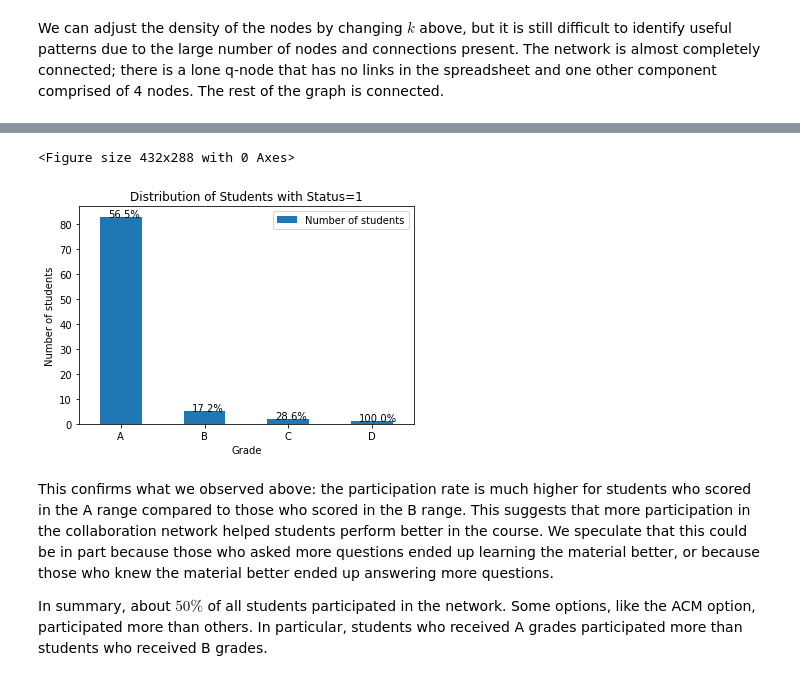
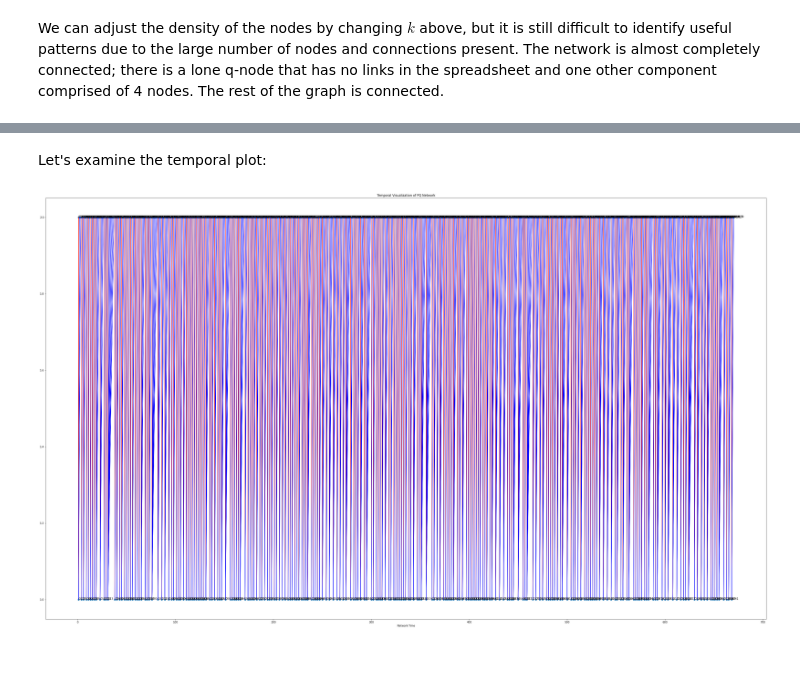
Before and after one commit to amandaliusa/piazza-network-analysis, a Jupyter notebook: visualizations_network.ipynb, the cells around one changed output, grey strips where cells are left out. Cells and saved outputs as stored; diff of their text form; code cells hidden in the pictures.

Commit message:
temporal visualization

```diff
--- a/visualizations_network.ipynb
+++ b/visualizations_network.ipynb
@@ -186,11 +140,0 @@ df
-# %%
-annotated_bar_chart(combined_grades, df[1], df['1 %'], 1/5,
-         'Grade', 'Number of students',
-        'Distribution of Students with Status=1')
-# %% [output]
-<Figure size 432x288 with 0 Axes>
-[figure, removed]
-# %% [markdown]
-This confirms what we observed above: the participation rate is much higher for students who scored in the A range compared to those who scored in the B range. This suggests that more participation in the collaboration network helped students perform better in the course. We speculate that this could be in part because those who asked more questions ended up learning the material better, or because those who knew the material better ended up answering more questions.
-
-In summary, about $50\%$ of all students participated in the network. Some options, like the ACM option, participated more than others. In particular, students who received A grades participated more than students who received B grades.
@@ -196,0 +198,29 @@ In summary, about $50\%$ of all students participated in the network. Some optio
+# %% [markdown]
+Let's examine the temporal plot:
+# %%
+# plot and label nodes
+fig, ax = plt.subplots(figsize=(50,30))
+ax.scatter(times, data)
+for i, txt in enumerate(ordered_nodes):
+    ax.annotate(txt, (times[i], data[i]))
+
+# plot links
+for edge in ordered_edges:
+    from_node = edge[0]
+    to_node = edge[1]
+
+    f = ordered_nodes.index(from_node)
+    t = ordered_nodes.index(to_node)
+
+    # edges from q-node to p-node are red, from p-node to q-node are blue
+    if from_node[0] == 'Q':
+        color = 'red'
+    else:
+        color = 'blue'
+
+    plt.arrow(times[f], data[f], times[t] - times[f], data[t] - data[f],
+                length_includes_head=True, color=color, head_width=0.006, head_length=0.01)
+    plt.title('Temporal Visualization of PQ Network')
+    plt.xlabel('Network Time')
+# %% [output]
+[figure, added]
```
Also changed, not shown: parts of 8 cells of this notebook.
